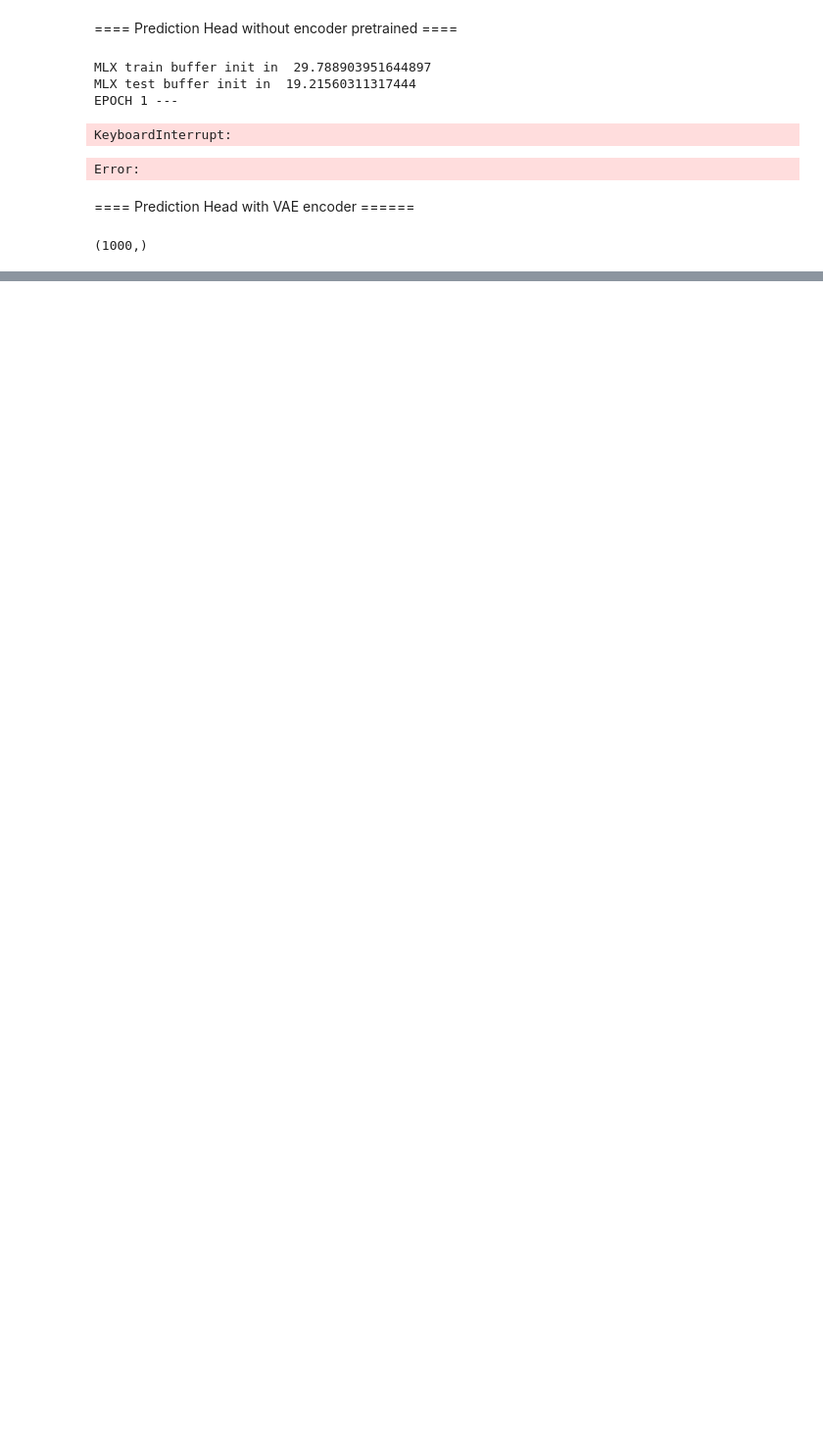
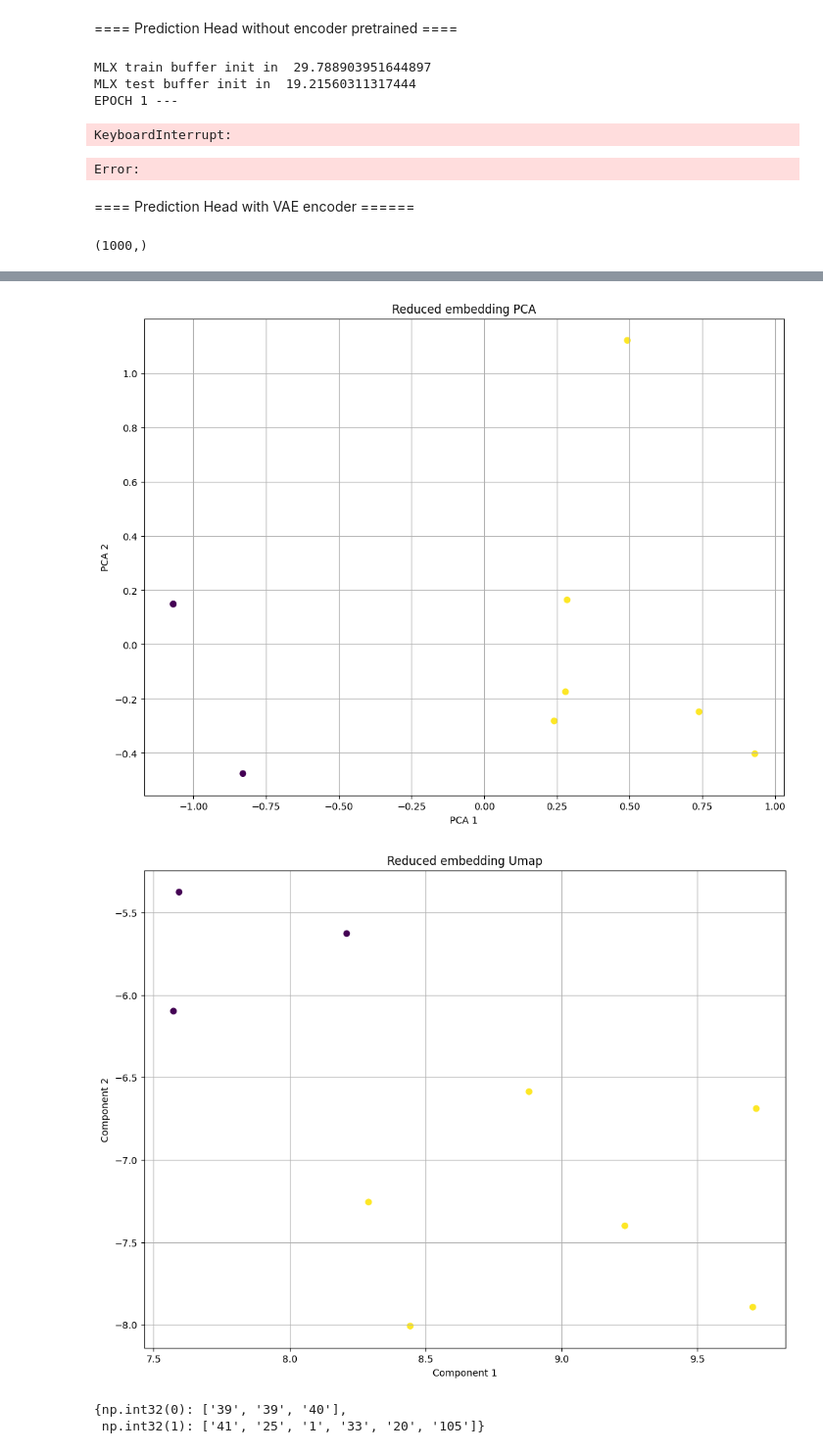
Before and after one commit to ArseneD10/clustering-euronext-trades, a Jupyter notebook: notebook.ipynb, the cells around one changed output, grey strips where cells are left out. Shown at 98% size. Drawn from its saved outputs; the diff is of its cells as text; code cells hidden in the pictures; blank space fills up the shorter version.

```diff
--- a/notebook.ipynb
+++ b/notebook.ipynb
@@ -396,0 +467,65 @@ directional_trainer.epoch(n_epoch=5,
+# %%
+import src.clustering
+import importlib
+importlib.reload(src.clustering)
+from src.clustering import plot_pca_cluster, plot_umap, get_best_cluster, get_dbscan_cluster, get_group, get_cluster_intersection
+import polars as pl
+import numpy as np
+from src.vae import VAE
+from src.config import VAEConfig
+
+vae_config = VAEConfig(
+    compression_ratio=2.0,
+    hidden_size=32,
+    activation=ReLU,
+    dropout_rate=0.2
+)
+
+vae_model = VAE(encoder_config=encoder_config, vae_config=vae_config)
+vae_model = vae_model.load_weights("weight/vae.safetensors")
+mx.eval(vae_model.parameters())
+
+# VAE
+vae_config = VAEConfig(
+    compression_ratio=2.0,
+    hidden_size=32,
+    activation=ReLU,
+    dropout_rate=0.2
+)
+
+vae_model = VAE(encoder_config=encoder_config, vae_config=vae_config)
+vae_model = vae_model.load_weights("weight/vae.safetensors")
+mx.eval(vae_model.parameters())
+
+def run_analyse(df: pl.DataFrame, col, model, tokenizer):
+    data = df.explode(pl.all().exclude(pl.Int32)).select(col).unique()
+    print(data)
+    subtokenizer = tokenizer[col]
+    data = data.to_numpy()
+    data = mx.array(data, dtype=mx.int32)
+    print(data.shape)
+    model_inpt = {col: data}
+    pred = model.feature_encoder.categorical_encoder({col: data})[col]
+    mx.eval(pred)
+    if len(pred.shape) > 2:
+        pred = pred[:,0,:]
+    pred = np.array(pred)
+    best_km = get_best_cluster(embedding=pred, max_cluster=min(100, np.max(data.shape) - 1))
+
+    print("Best k-mean -->", best_km)
+    km_pred = best_km["model"].predict(pred)
+    data_np = np.array(data[:, 0])
+    cluster = get_group(cluster_pred=km_pred, pred_labels=data_np, sub_tokenizer=subtokenizer)
+
+    best_dbs = get_dbscan_cluster(embedding=pred)
+    dbs_pred = best_dbs["pred"]
+    dbs_cluster = get_group(cluster_pred=dbs_pred, pred_labels=data_np, sub_tokenizer=subtokenizer)
+    print("Nb dbs cluster-->", len(dbs_cluster.keys()))
+    print(dbs_cluster)
+    plot_pca_cluster(embedding=pred, cluster=km_pred, save_fig=False)
+    plot_umap(embedding=pred, cluster=km_pred, save_fig=False)
+    return cluster
+
+cluster = run_analyse(df=dataset, col="TradeType", model=vae_model, tokenizer=tokenizer)
+cluster
+# %% [output]
@@ -396,0 +552,4 @@ directional_trainer.epoch(n_epoch=5,
+[figure, added]
+[figure, added]
+{np.int32(0): ['39', '39', '40'],
+ np.int32(1): ['41', '25', '1', '33', '20', '105']}
```
Also changed, not shown: parts of 9 cells of this notebook, 11 other files.
